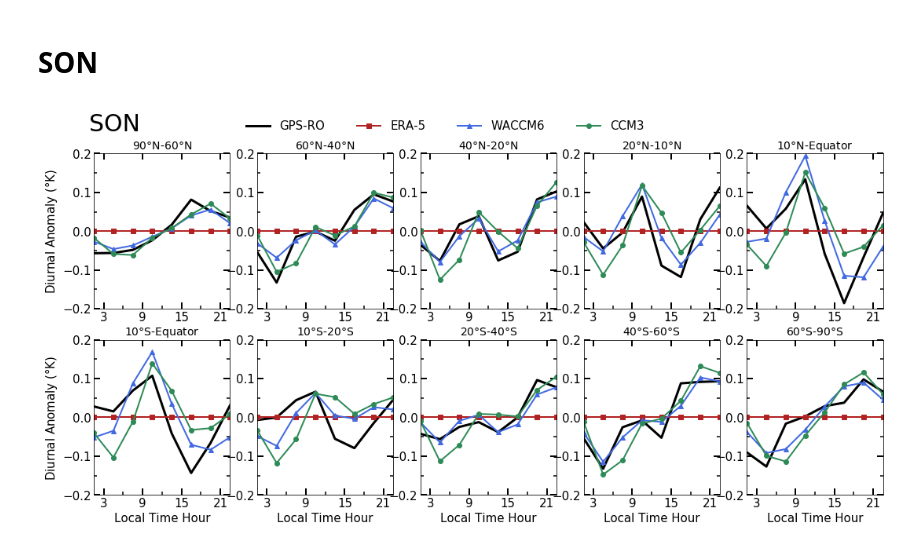
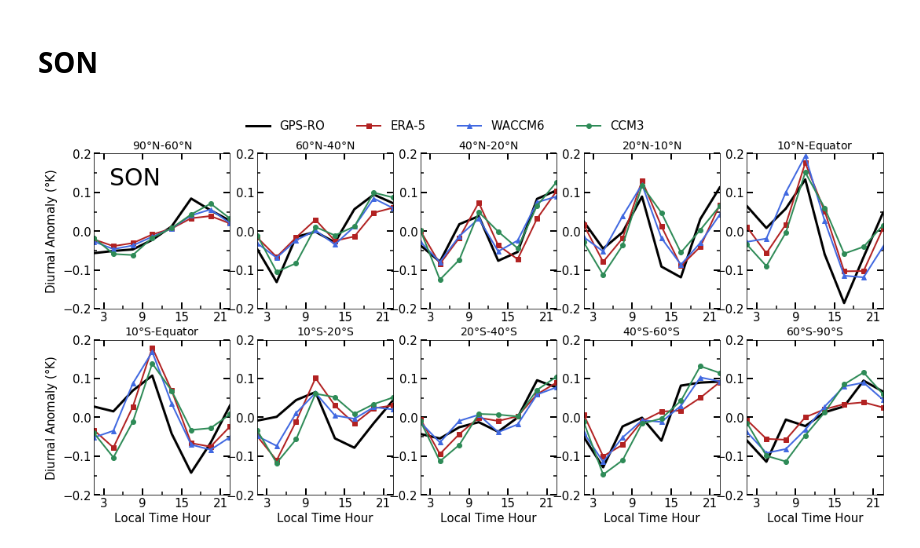
Before and after one commit to AodhanSweeney/TLS_diurnal_climatology, a Jupyter notebook: plotter.ipynb, the cells around one changed output. Drawn from its saved outputs; the diff is of its cells as text; code cells hidden in the pictures.

```diff
--- a/plotter.ipynb
+++ b/plotter.ipynb
@@ -29,6 +30,8 @@ ERA_5_alldata_MAM = np.load('MAM_ERA5_5x10_boxes_diurnal_cycles.npy')
 ERA_5_alldata_MAM_zm = np.nanmean(ERA_5_alldata_MAM, axis=1)
 ERA_5_alldata_JJA = np.load('JJA_ERA5_5x10_boxes_diurnal_cycles.npy')
 ERA_5_alldata_JJA_zm = np.nanmean(ERA_5_alldata_JJA, axis=1)
+ERA_5_alldata_SON = np.load('SON_ERA5_5x10_boxes_diurnal_cycles.npy')
+ERA_5_alldata_SON_zm = np.nanmean(ERA_5_alldata_SON, axis=1)
 
 # Load Radio Occultation Data
 #####################################
@@ -99,7 +93,7 @@ ERA_5_colocation_cycles_JJA = plotting.area_bins(ERA_5_colocations_JJA_zm)
 ERA_5_colocations_no_removal_JJA = plotting.area_bins(ERA_5_colocations_no_removal_JJA_zm)
 waccm6_cycles_JJA = plotting.area_bins(waccm6_JJA_zm)
 # SON
-#ERA_5_cycles_SON = plotting.area_bins(ERA_5_alldata_SON_zm)
+ERA_5_cycles_SON = plotting.area_bins(ERA_5_alldata_SON_zm)
 gpsro_cycles_SON = plotting.area_bins(gpsro_SON_zm)
 ccsm_cycles_SON = plotting.area_bins(ccsm_SON_zm)
 #ERA_5_colocation_cycles_SON = plotting.area_bins(ERA_5_colocations_SON_zm)
@@ -150,11 +148,11 @@ JJA_colocations = plotting.seasonal_colocation_plotter(ERA_5_cycles_JJA,
 # %% [markdown]
 # SON
 # %%
-ERA_5_cycles_SON = np.zeros((10,8))
 SON_diurnal_cycles = plotting.season_cycle_plotter(gpsro_cycles_SON, ERA_5_cycles_SON,
                                                    waccm6_cycles_SON, ccsm_cycles_SON, 'SON')
+#plt.savefig('figures/sonDiurnalCycles.png', dpi=300, bbox_inches='tight')
 # %% [output]
-[figure, old version]
+[figure, new version]
 # %%
 djf_era5_boxes = np.concatenate((ERA_5_alldata_DJF[:,18:,:], ERA_5_alldata_DJF[:,:18,:]), axis=1)
 djf_ccm3_boxes = np.concatenate((ccsm_DJF[:,18:,:], ccsm_DJF[:,:18,:]), axis=1)
```
Also changed, not shown: parts of 8 cells of this notebook, 8 other files.
